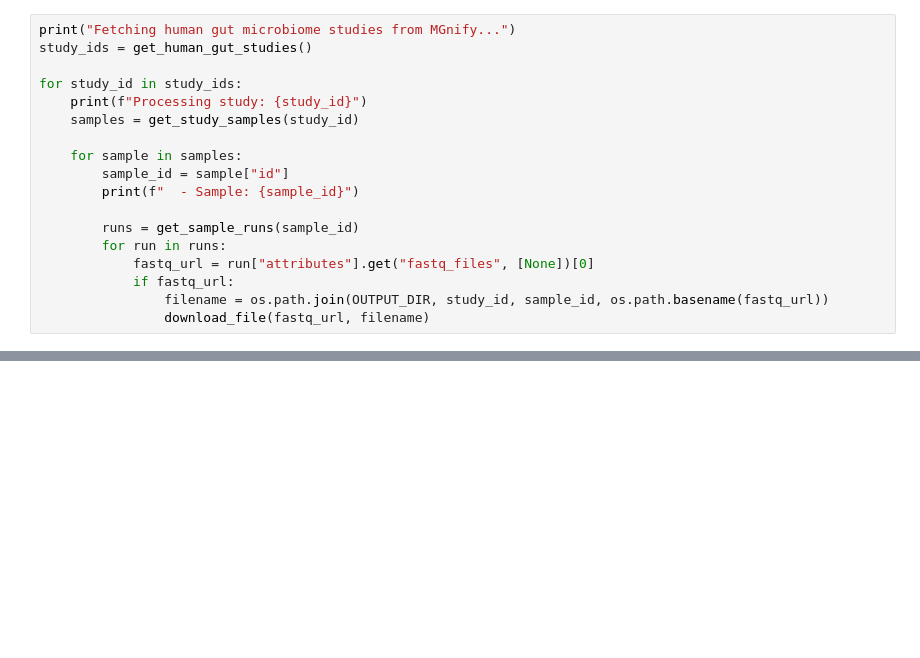
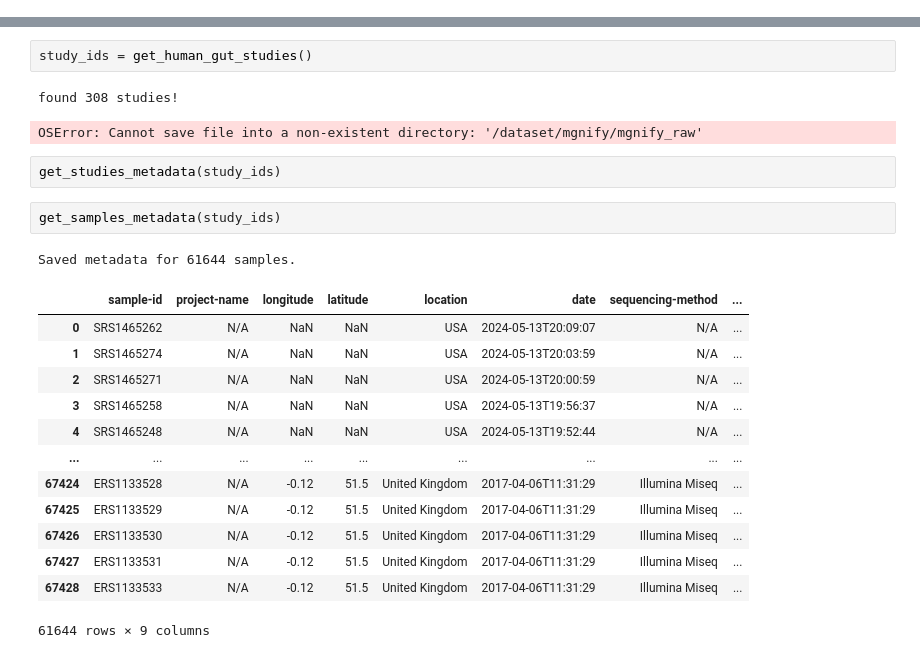
Before and after one commit to kkcchen/gut_microbiome_GPT, a Jupyter notebook: notebooks/get_mgnify_data.ipynb, the cells around one changed output, grey strips where cells are left out. Drawn from its saved outputs; the diff is of its cells as text; blank space fills up the shorter version.

```diff
--- a/notebooks/get_mgnify_data.ipynb
+++ b/notebooks/get_mgnify_data.ipynb
@@ -40,18 +29,0 @@ def download_file(url, filename):
-# %%
-print("Fetching human gut microbiome studies from MGnify...")
-study_ids = get_human_gut_studies()
-
-for study_id in study_ids:
-    print(f"Processing study: {study_id}")
-    samples = get_study_samples(study_id)
-
-    for sample in samples:
-        sample_id = sample["id"]
-        print(f"  - Sample: {sample_id}")
-
-        runs = get_sample_runs(sample_id)
-        for run in runs:
-            fastq_url = run["attributes"].get("fastq_files", [None])[0]
-            if fastq_url:
-                filename = os.path.join(OUTPUT_DIR, study_id, sample_id, os.path.basename(fastq_url))
-                download_file(fastq_url, filename)
@@ -127 +128,25 @@ Processing study: MGYS00006453
+# %%
+study_ids = get_human_gut_studies()
+# %% [output]
+found 308 studies!
+OSError: Cannot save file into a non-existent directory: '/dataset/mgnify/mgnify_raw'
+# %%
+get_studies_metadata(study_ids)
+# %%
+get_samples_metadata(study_ids)
+# %% [output]
+Saved metadata for 61644 samples.
+|  | sample-id | project-name | longitude | latitude | location | date | sequencing-method | ... |
+| 0 | SRS1465262 | N/A | NaN | NaN | USA | 2024-05-13T20:09:07 | N/A | ... |
+| 1 | SRS1465274 | N/A | NaN | NaN | USA | 2024-05-13T20:03:59 | N/A | ... |
+| 2 | SRS1465271 | N/A | NaN | NaN | USA | 2024-05-13T20:00:59 | N/A | ... |
+| 3 | SRS1465258 | N/A | NaN | NaN | USA | 2024-05-13T19:56:37 | N/A | ... |
+| 4 | SRS1465248 | N/A | NaN | NaN | USA | 2024-05-13T19:52:44 | N/A | ... |
+| ... | ... | ... | ... | ... | ... | ... | ... | ... |
+| 67424 | ERS1133528 | N/A | -0.12 | 51.5 | United Kingdom | 2017-04-06T11:31:29 | Illumina Miseq | ... |
+| 67425 | ERS1133529 | N/A | -0.12 | 51.5 | United Kingdom | 2017-04-06T11:31:29 | Illumina Miseq | ... |
+| 67426 | ERS1133530 | N/A | -0.12 | 51.5 | United Kingdom | 2017-04-06T11:31:29 | Illumina Miseq | ... |
+| 67427 | ERS1133531 | N/A | -0.12 | 51.5 | United Kingdom | 2017-04-06T11:31:29 | Illumina Miseq | ... |
+| 67428 | ERS1133533 | N/A | -0.12 | 51.5 | United Kingdom | 2017-04-06T11:31:29 | Illumina Miseq | ... |
+61644 rows × 9 columns
 # %%
```
Also changed, not shown: parts of 18 cells of this notebook, 2 other files.
